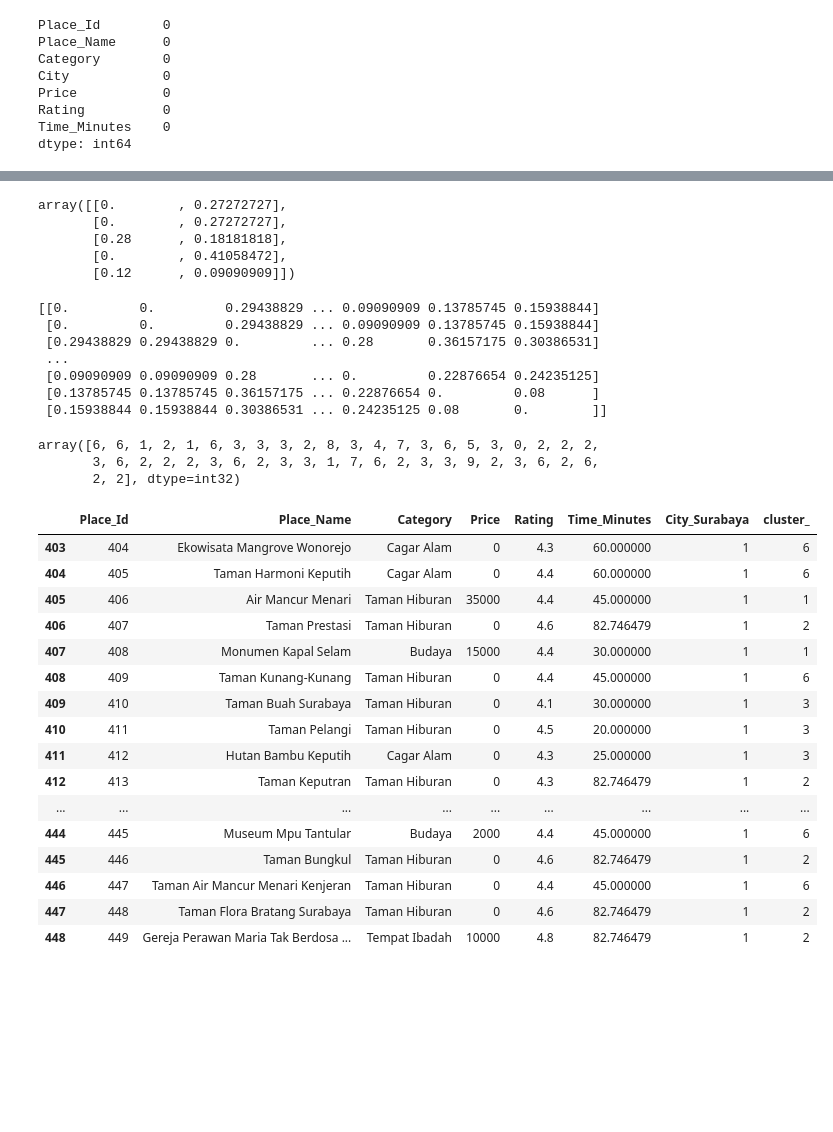
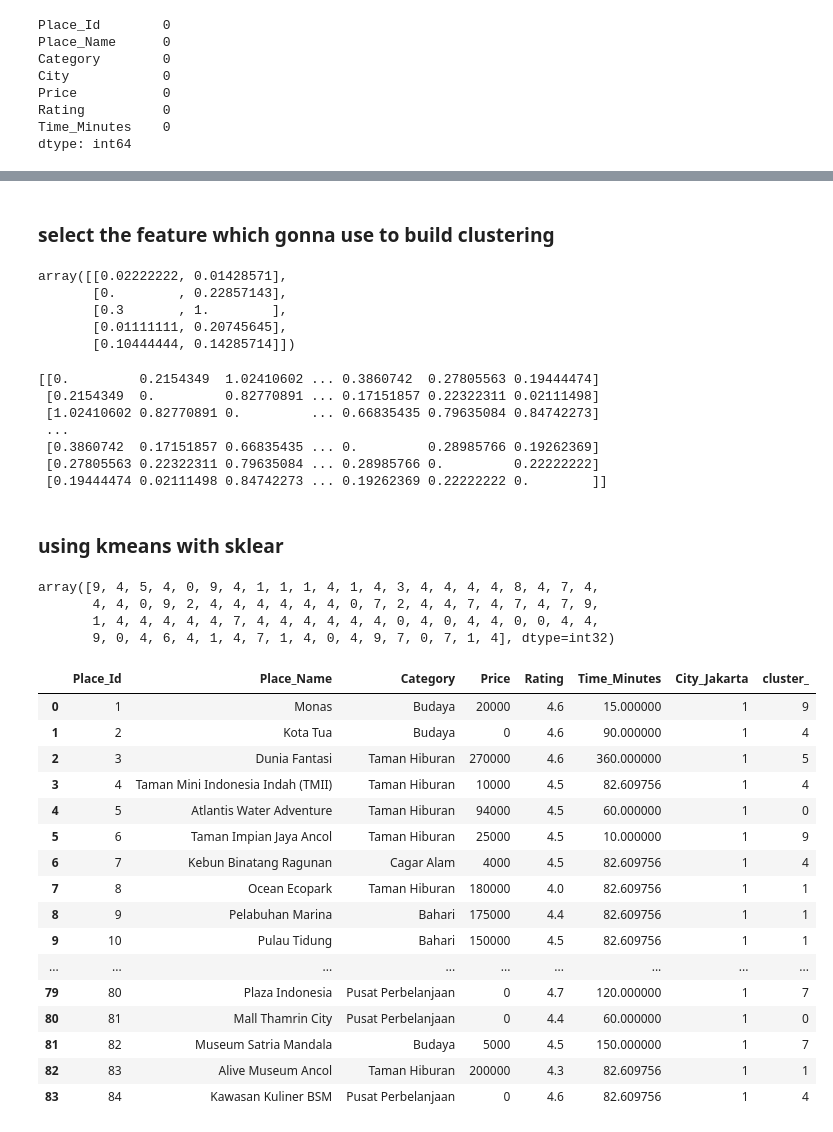
Before and after one commit to AgungP88/getloc-apps, a Jupyter notebook: Clustering_Tourism.ipynb, the cells around one changed output, grey strips where cells are left out. Saved outputs shown, nothing was run; the diff lists cells and outputs as text; code cells hidden in the pictures; blank space fills up the shorter version.

```diff
--- a/Clustering_Tourism.ipynb
+++ b/Clustering_Tourism.ipynb
@@ -105,8 +113,8 @@ tourism
 # %%
-jakarta_city = tourism[tourism['City']=='Surabaya']
+jakarta_city = tourism[tourism['City']=='Jakarta']
 # %%
 #tourism = pd.get_dummies(jakarta_city, columns=["Category"])
-tourism = pd.get_dummies(jakarta_city, columns=["City"])
+tourism_jakarta = pd.get_dummies(jakarta_city, columns=["City"])
 # %%
 #tourism = pd.get_dummies(jakarta_city, columns=["Category"])
 # %%
@@ -132,60 +136,65 @@ tourism
+# %% [markdown]
+### select the feature which gonna use to build clustering
 # %%
-featureset = tourism[['Price', 'Time_Minutes']]
+featureset_jakarta = tourism_jakarta[['Price', 'Time_Minutes']]
 # %%
 from sklearn.preprocessing import MinMaxScaler
-x = featureset.values #returns a numpy array
+x = featureset_jakarta.values #returns a numpy array
 min_max_scaler = MinMaxScaler()
 feature_mtx = min_max_scaler.fit_transform(x)
 feature_mtx [0:5]
 # %% [output]
-array([[0.        , 0.27272727],
-       [0.        , 0.27272727],
-       [0.28      , 0.18181818],
-       [0.        , 0.41058472],
-       [0.12      , 0.09090909]])
+array([[0.02222222, 0.01428571],
+       [0.        , 0.22857143],
+       [0.3       , 1.        ],
+       [0.01111111, 0.20745645],
+       [0.10444444, 0.14285714]])
 # %%
 dist_matrix = distance_matrix(feature_mtx,feature_mtx)
 print(dist_matrix)
 # %% [output]
-[[0.         0.         0.29438829 ... 0.09090909 0.13785745 0.15938844]
- [0.         0.         0.29438829 ... 0.09090909 0.13785745 0.15938844]
- [0.29438829 0.29438829 0.         ... 0.28       0.36157175 0.30386531]
+[[0.         0.2154349  1.02410602 ... 0.3860742  0.27805563 0.19444474]
+ [0.2154349  0.         0.82770891 ... 0.17151857 0.22322311 0.02111498]
+ [1.02410602 0.82770891 0.         ... 0.66835435 0.79635084 0.84742273]
  ...
- [0.09090909 0.09090909 0.28       ... 0.         0.22876654 0.24235125]
- [0.13785745 0.13785745 0.36157175 ... 0.22876654 0.         0.08      ]
- [0.15938844 0.15938844 0.30386531 ... 0.24235125 0.08       0.        ]]
+ [0.3860742  0.17151857 0.66835435 ... 0.         0.28985766 0.19262369]
+ [0.27805563 0.22322311 0.79635084 ... 0.28985766 0.         0.22222222]
+ [0.19444474 0.02111498 0.84742273 ... 0.19262369 0.22222222 0.        ]]
+# %% [markdown]
+### using kmeans with sklear
 # %%
 agglom = KMeans(n_clusters = 10)
 agglom.fit(feature_mtx)
 agglom.labels_
 # %% [output]
-array([6, 6, 1, 2, 1, 6, 3, 3, 3, 2, 8, 3, 4, 7, 3, 6, 5, 3, 0, 2, 2, 2,
-       3, 6, 2, 2, 2, 3, 6, 2, 3, 3, 1, 7, 6, 2, 3, 3, 9, 2, 3, 6, 2, 6,
-       2, 2], dtype=int32)
+array([9, 4, 5, 4, 0, 9, 4, 1, 1, 1, 4, 1, 4, 3, 4, 4, 4, 4, 8, 4, 7, 4,
+       4, 4, 0, 9, 2, 4, 4, 4, 4, 4, 4, 0, 7, 2, 4, 4, 7, 4, 7, 4, 7, 9,
+       1, 4, 4, 4, 4, 4, 7, 4, 4, 4, 4, 4, 4, 0, 4, 0, 4, 4, 0, 0, 4, 4,
+       9, 0, 4, 6, 4, 1, 4, 7, 1, 4, 0, 4, 9, 7, 0, 7, 1, 4], dtype=int32)
 # %%
 pd.set_option("max_columns", None) #Showing only two columns
 pd.set_option("max_rows", None)
 # %%
-tourism['cluster_'] = agglom.labels_
-tourism
+tourism_jakarta['cluster_'] = agglom.labels_
+tourism_jakarta
 # %% [output]
-|  | Place_Id | Place_Name | Category | Price | Rating | Time_Minutes | City_Surabaya | cluster_ |
-| 403 | 404 | Ekowisata Mangrove Wonorejo | Cagar Alam | 0 | 4.3 | 60.000000 | 1 | 6 |
-| 404 | 405 | Taman Harmoni Keputih | Cagar Alam | 0 | 4.4 | 60.000000 | 1 | 6 |
-| 405 | 406 | Air Mancur Menari | Taman Hiburan | 35000 | 4.4 | 45.000000 | 1 | 1 |
-| 406 | 407 | Taman Prestasi | Taman Hiburan | 0 | 4.6 | 82.746479 | 1 | 2 |
-| 407 | 408 | Monumen Kapal Selam | Budaya | 15000 | 4.4 | 30.000000 | 1 | 1 |
-| 408 | 409 | Taman Kunang-Kunang | Taman Hiburan | 0 | 4.4 | 45.000000 | 1 | 6 |
-| 409 | 410 | Taman Buah Surabaya | Taman Hiburan | 0 | 4.1 | 30.000000 | 1 | 3 |
-| 410 | 411 | Taman Pelangi | Taman Hiburan | 0 | 4.5 | 20.000000 | 1 | 3 |
-| 411 | 412 | Hutan Bambu Keputih | Cagar Alam | 0 | 4.3 | 25.000000 | 1 | 3 |
-| 412 | 413 | Taman Keputran | Taman Hiburan | 0 | 4.3 | 82.746479 | 1 | 2 |
+|  | Place_Id | Place_Name | Category | Price | Rating | Time_Minutes | City_Jakarta | cluster_ |
+| 0 | 1 | Monas | Budaya | 20000 | 4.6 | 15.000000 | 1 | 9 |
+| 1 | 2 | Kota Tua | Budaya | 0 | 4.6 | 90.000000 | 1 | 4 |
+| 2 | 3 | Dunia Fantasi | Taman Hiburan | 270000 | 4.6 | 360.000000 | 1 | 5 |
+| 3 | 4 | Taman Mini Indonesia Indah (TMII) | Taman Hiburan | 10000 | 4.5 | 82.609756 | 1 | 4 |
+| 4 | 5 | Atlantis Water Adventure | Taman Hiburan | 94000 | 4.5 | 60.000000 | 1 | 0 |
+| 5 | 6 | Taman Impian Jaya Ancol | Taman Hiburan | 25000 | 4.5 | 10.000000 | 1 | 9 |
+| 6 | 7 | Kebun Binatang Ragunan | Cagar Alam | 4000 | 4.5 | 82.609756 | 1 | 4 |
+| 7 | 8 | Ocean Ecopark | Taman Hiburan | 180000 | 4.0 | 82.609756 | 1 | 1 |
+| 8 | 9 | Pelabuhan Marina | Bahari | 175000 | 4.4 | 82.609756 | 1 | 1 |
+| 9 | 10 | Pulau Tidung | Bahari | 150000 | 4.5 | 82.609756 | 1 | 1 |
 | ... | ... | ... | ... | ... | ... | ... | ... | ... |
-| 444 | 445 | Museum Mpu Tantular | Budaya | 2000 | 4.4 | 45.000000 | 1 | 6 |
-| 445 | 446 | Taman Bungkul | Taman Hiburan | 0 | 4.6 | 82.746479 | 1 | 2 |
-| 446 | 447 | Taman Air Mancur Menari Kenjeran | Taman Hiburan | 0 | 4.4 | 45.000000 | 1 | 6 |
-| 447 | 448 | Taman Flora Bratang Surabaya | Taman Hiburan | 0 | 4.6 | 82.746479 | 1 | 2 |
-| 448 | 449 | Gereja Perawan Maria Tak Berdosa ... | Tempat Ibadah | 10000 | 4.8 | 82.746479 | 1 | 2 |
+| 79 | 80 | Plaza Indonesia | Pusat Perbelanjaan | 0 | 4.7 | 120.000000 | 1 | 7 |
+| 80 | 81 | Mall Thamrin City | Pusat Perbelanjaan | 0 | 4.4 | 60.000000 | 1 | 0 |
+| 81 | 82 | Museum Satria Mandala | Budaya | 5000 | 4.5 | 150.000000 | 1 | 7 |
+| 82 | 83 | Alive Museum Ancol | Taman Hiburan | 200000 | 4.3 | 82.609756 | 1 | 1 |
+| 83 | 84 | Kawasan Kuliner BSM | Pusat Perbelanjaan | 0 | 4.6 | 82.609756 | 1 | 4 |
 # %%
 #import matplotlib.cm as cm
 #n_clusters = max(agglom.labels_)+1
```
Also changed, not shown: parts of 56 cells of this notebook, 2 other files.
